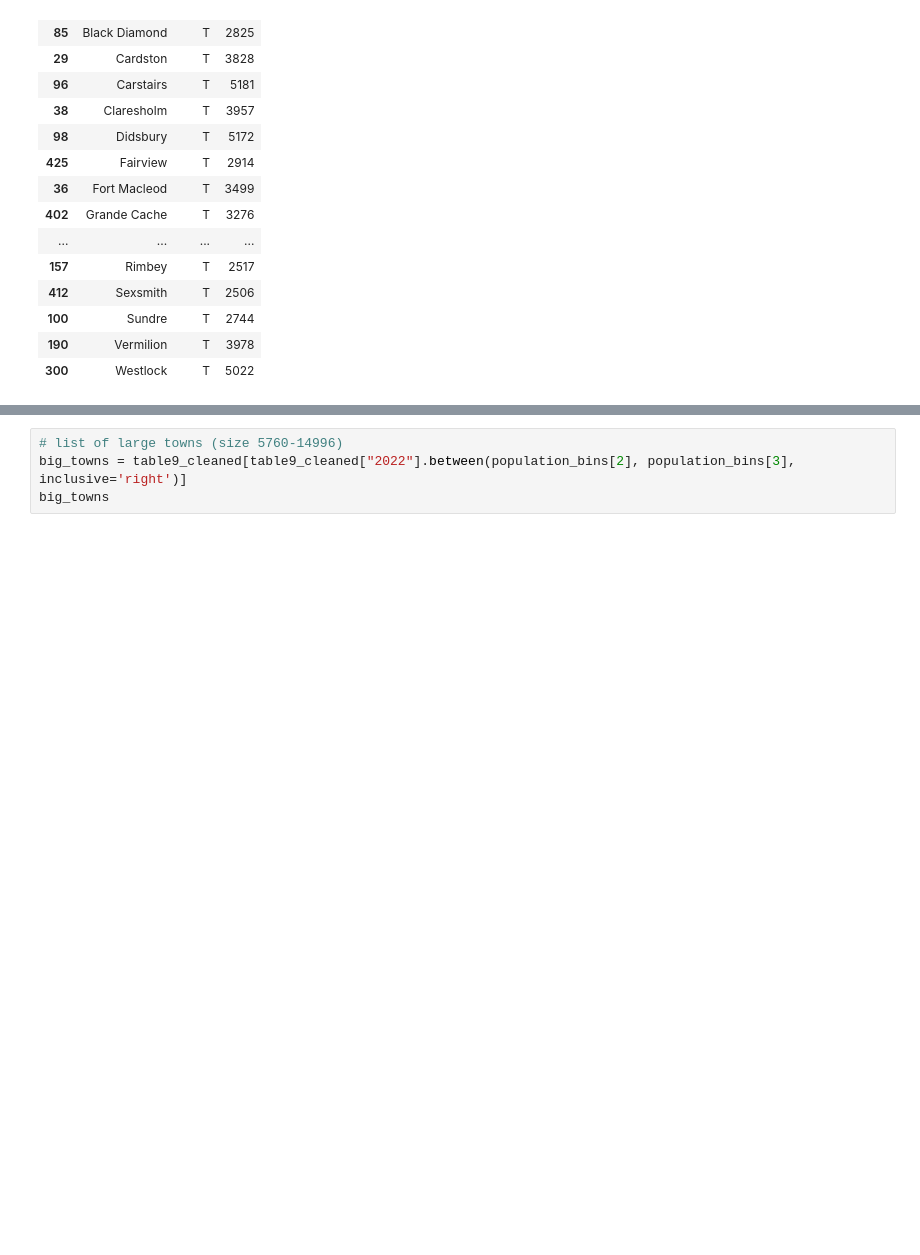
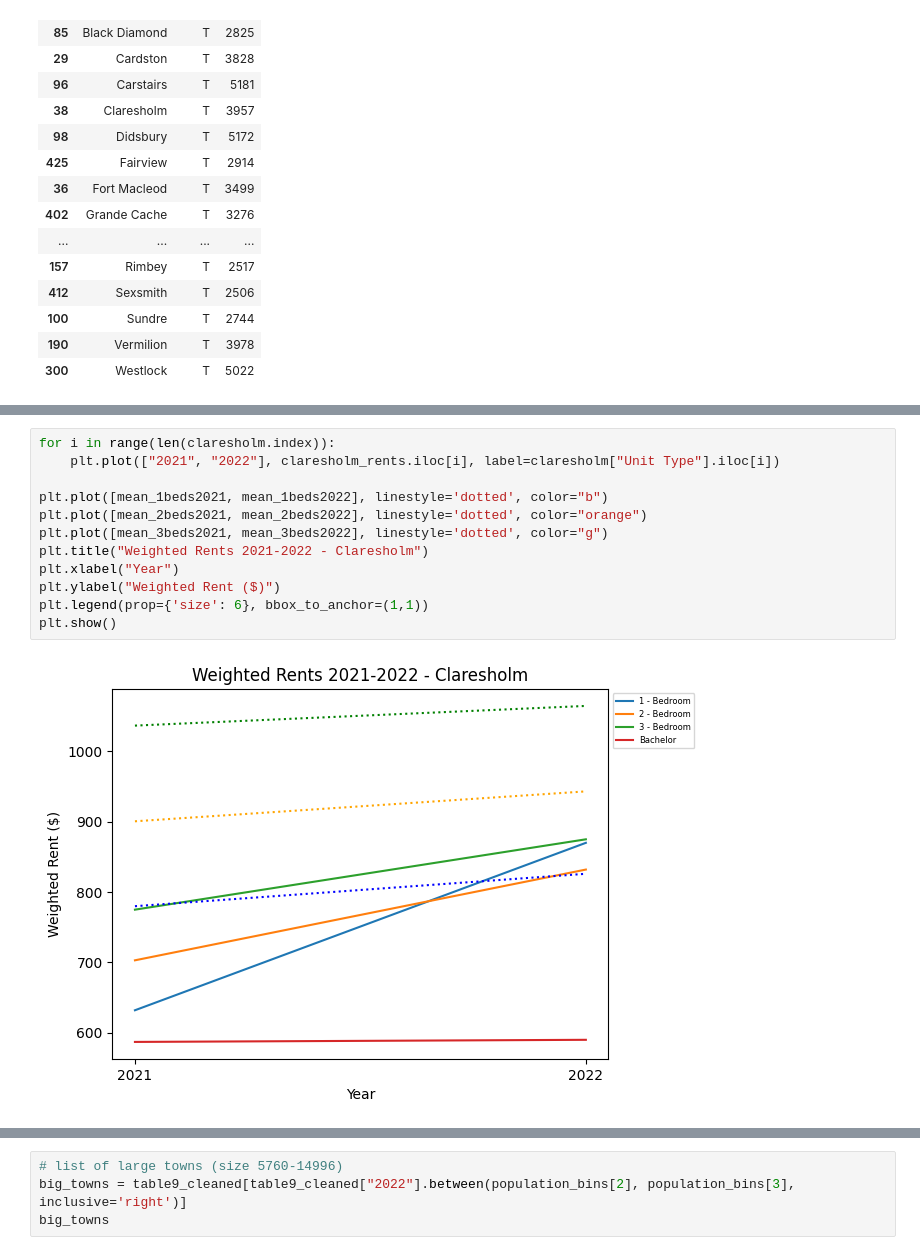
Before and after one commit to Mathemusician1729/DATA-221-Project, a Jupyter notebook: 221-Project.ipynb, the cells around one changed output, grey strips where cells are left out. Cells and saved outputs as stored; diff of their text form; blank space fills up the shorter version.

```diff
--- a/221-Project.ipynb
+++ b/221-Project.ipynb
@@ -522,0 +586,14 @@ med_towns
+# %%
+for i in range(len(claresholm.index)):
+    plt.plot(["2021", "2022"], claresholm_rents.iloc[i], label=claresholm["Unit Type"].iloc[i])
+
+plt.plot([mean_1beds2021, mean_1beds2022], linestyle='dotted', color="b")
+plt.plot([mean_2beds2021, mean_2beds2022], linestyle='dotted', color="orange")
+plt.plot([mean_3beds2021, mean_3beds2022], linestyle='dotted', color="g")
+plt.title("Weighted Rents 2021-2022 - Claresholm")
+plt.xlabel("Year")
+plt.ylabel("Weighted Rent ($)")
+plt.legend(prop={'size': 6}, bbox_to_anchor=(1,1))
+plt.show()
+# %% [output]
+[figure, added]
```
Also changed, not shown: parts of 11 cells of this notebook.
